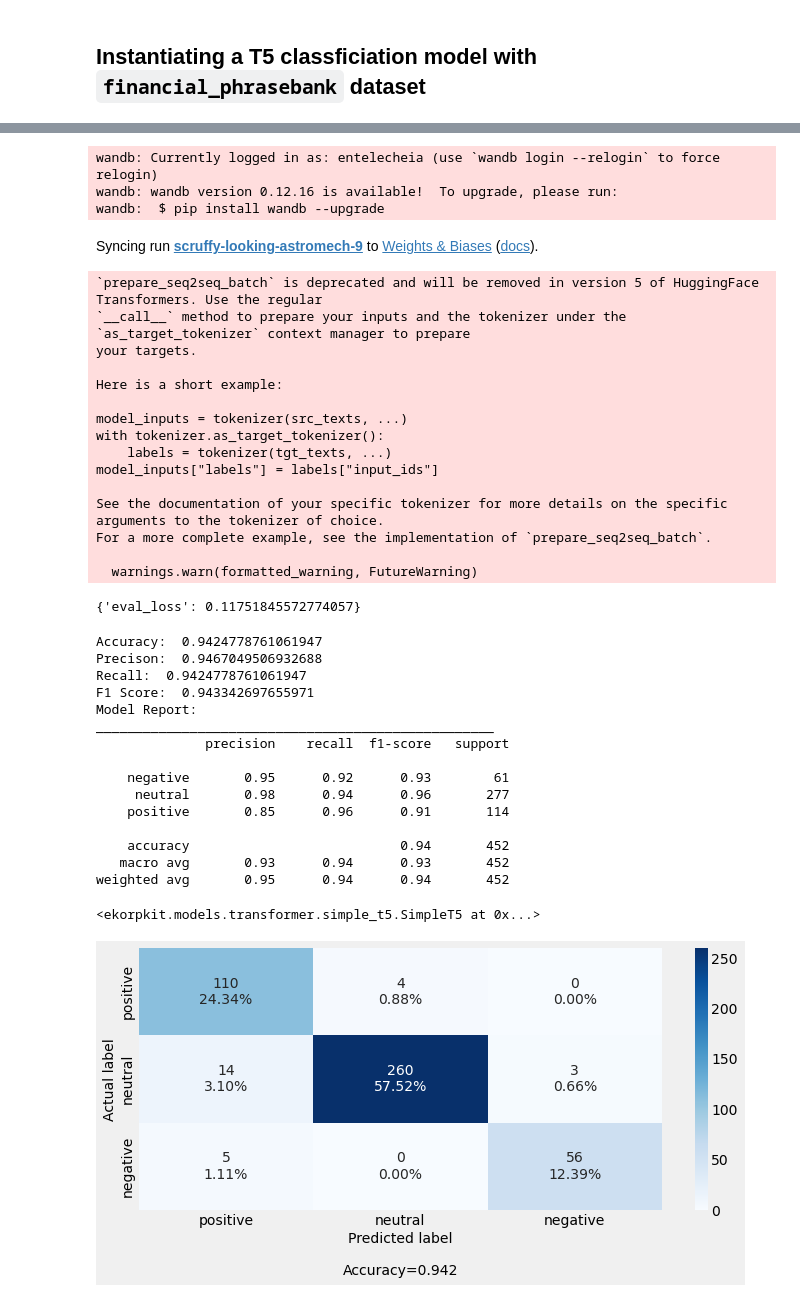
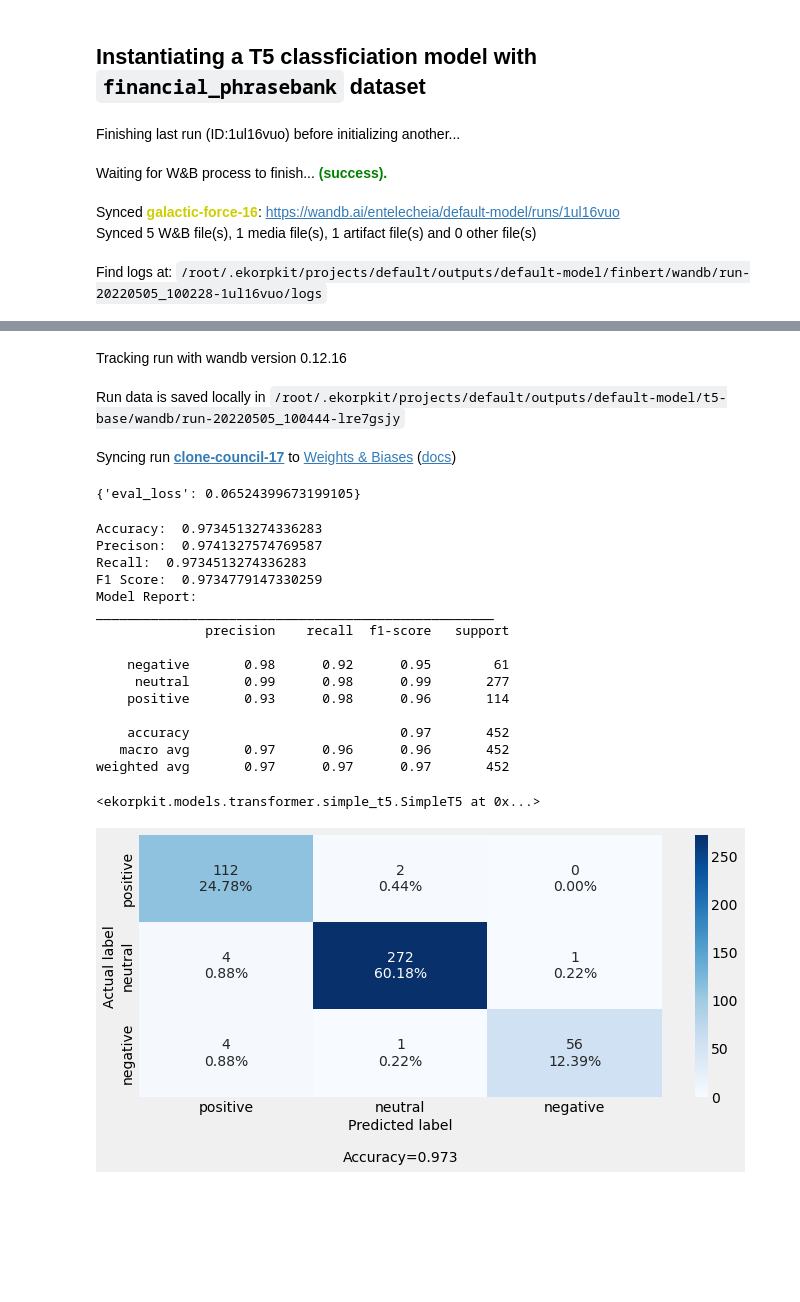
Before and after one commit to entelecheia/ekorpkit-config, a Jupyter notebook: notebooks/sentiment/financial_phrasebank_t5.ipynb, the cells around one changed output, grey strips where cells are left out. Saved outputs shown, nothing was run; the diff lists cells and outputs as text; code cells hidden in the pictures; blank space fills up the shorter version.

```diff
--- a/notebooks/sentiment/financial_phrasebank_t5.ipynb
+++ b/notebooks/sentiment/financial_phrasebank_t5.ipynb
@@ -12,8 +12,8 @@ from ekorpkit import eKonf
 
 ds_cfg = eKonf.compose(config_group='dataset=dataset')
 ds_cfg['name'] = 'financial_phrasebank'
-ds_cfg.data_dir = "${cached_path:'gd://15TUjIfQstCYXU82s0pcaxh2QcSWf1zyG:financial_phrasebank.zip',true,false}"
-ds_cfg.use_name_as_subdir = False
+ds_cfg.data_dir = "${cached_path:'https://github.com/entelecheia/ekorpkit-config/raw/main/data/financial_phrasebank.zip',true,false}"
+ds_cfg.use_name_as_subdir = True
 ds = eKonf.instantiate(ds_cfg)
 ds.info
 # %% [output]
@@ -186,5 +220,11 @@ model_cfg.config.max_seq_length = 256
 model_cfg.config.train_batch_size = 8
 model_cfg.config.eval_batch_size = 8
 model_cfg.labels = ['positive','neutral','negative']
+model_cfg._call_ = ['train', 'eval']
 eKonf.instantiate(model_cfg)
 # %% [output]
+Finishing last run (ID:1ul16vuo) before initializing another...
+Waiting for W&B process to finish... (success).
+Synced galactic-force-16: https://wandb.ai/entelecheia/default-model/runs/1ul16vuo
+Synced 5 W&B file(s), 1 media file(s), 1 artifact file(s) and 0 other file(s)
+Find logs at: /root/.ekorpkit/projects/default/outputs/default-model/finbert/wandb/run-20220505_100228-1ul16vuo/logs
@@ -206,37 +236,21 @@ For a more complete example, see the implementation of `prepare_seq2seq_batch`.
+Tracking run with wandb version 0.12.16
+Run data is saved locally in /root/.ekorpkit/projects/default/outputs/default-model/t5-base/wandb/run-20220505_100444-lre7gsjy
+Syncing run clone-council-17 to Weights & Biases (docs)
-wandb: Currently logged in as: entelecheia (use `wandb login --relogin` to force relogin)
-wandb: wandb version 0.12.16 is available!  To upgrade, please run:
-wandb:  $ pip install wandb --upgrade
+{'eval_loss': 0.06524399673199105}
-Syncing run scruffy-looking-astromech-9 to Weights & Biases (docs).
-`prepare_seq2seq_batch` is deprecated and will be removed in version 5 of HuggingFace Transformers. Use the regular
-`__call__` method to prepare your inputs and the tokenizer under the `as_target_tokenizer` context manager to prepare
-your targets.
+Accuracy:  0.9734513274336283
+Precison:  0.9741327574769587
+Recall:  0.9734513274336283
+F1 Score:  0.9734779147330259
+Model Report:
+___________________________________________________
+              precision    recall  f1-score   support
 
-Here is a short example:
+    negative       0.98      0.92      0.95        61
+     neutral       0.99      0.98      0.99       277
+    positive       0.93      0.98      0.96       114
 
-model_inputs = tokenizer(src_texts, ...)
-with tokenizer.as_target_tokenizer():
-    labels = tokenizer(tgt_texts, ...)
-model_inputs["labels"] = labels["input_ids"]
-
-See the documentation of your specific tokenizer for more details on the specific arguments to the tokenizer of choice.
-For a more complete example, see the implementation of `prepare_seq2seq_batch`.
-
-  warnings.warn(formatted_warning, FutureWarning)
+    accuracy                           0.97       452
+   macro avg       0.97      0.96      0.96       452
+weighted avg       0.97      0.97      0.97       452
-{'eval_loss': 0.11751845572774057}
+<ekorpkit.models.transformer.simple_t5.SimpleT5 at 0x...>
-Accuracy:  0.9424778761061947
-Precison:  0.9467049506932688
-Recall:  0.9424778761061947
-F1 Score:  0.943342697655971
-Model Report:
-___________________________________________________
-              precision    recall  f1-score   support
-
-    negative       0.95      0.92      0.93        61
-     neutral       0.98      0.94      0.96       277
-    positive       0.85      0.96      0.91       114
-
-    accuracy                           0.94       452
-   macro avg       0.93      0.94      0.93       452
-weighted avg       0.95      0.94      0.94       452
-<ekorpkit.models.transformer.simple_t5.SimpleT5 at 0x...>
-[figure, old version]
+[figure, new version]
```
Also changed, not shown: parts of 7 cells of this notebook.
